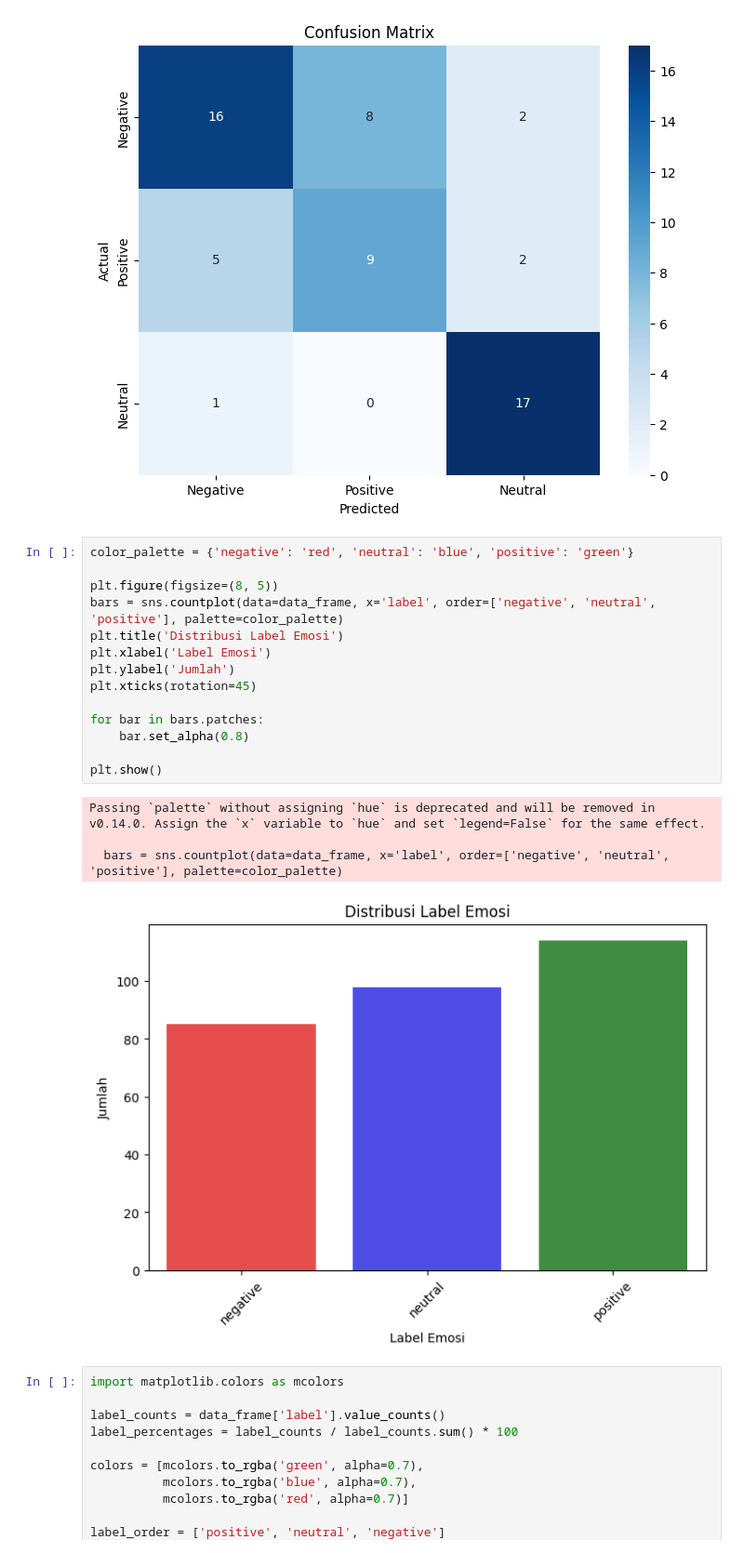
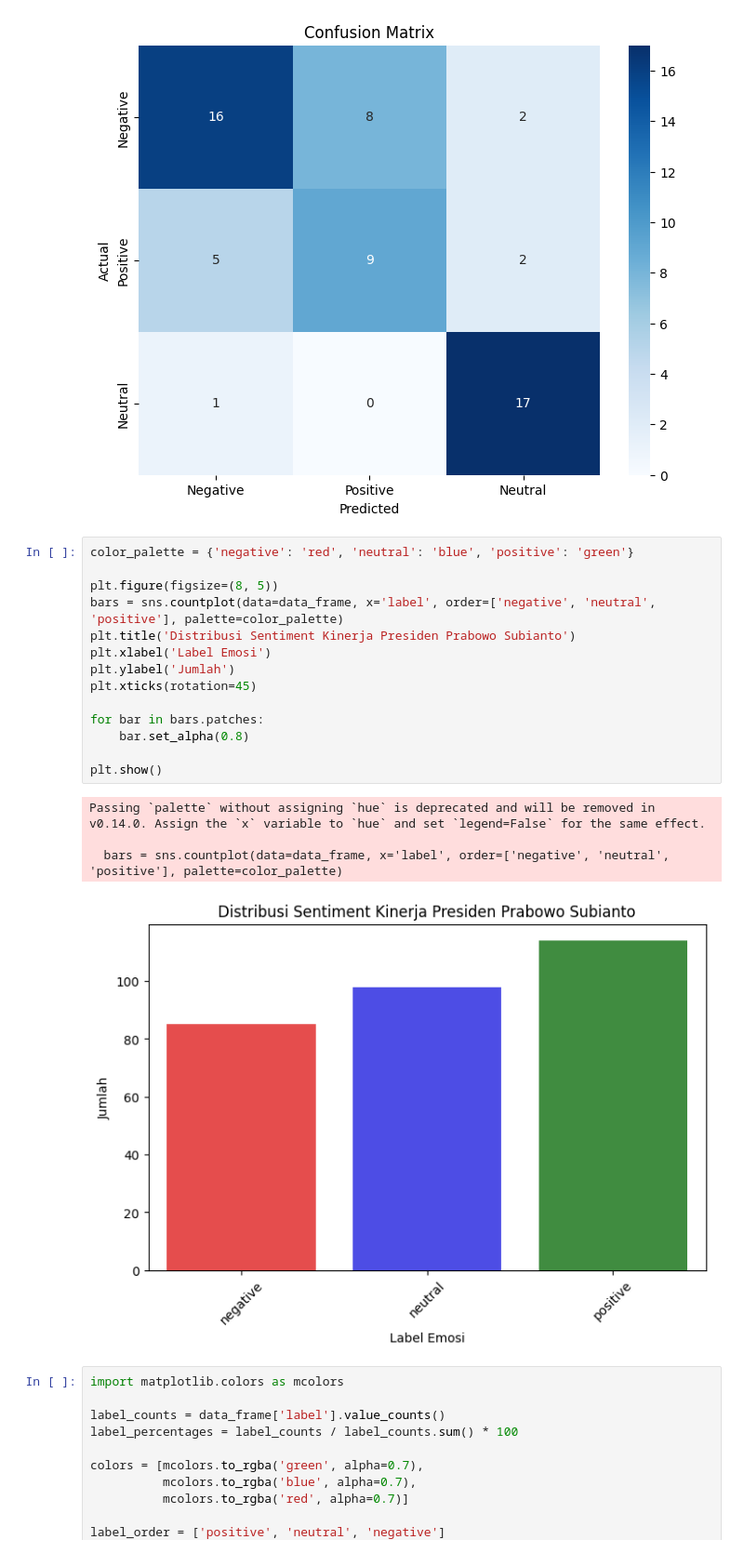
Before and after one commit to ThisIsYefta/Sentiment-Analysis-Kinerja-Presiden-Prabowo-Subianto, a Jupyter notebook: main.ipynb, the cells around one changed output. Shown at 93% size. Saved outputs shown, nothing was run; the diff lists cells and outputs as text.

```diff
--- a/main.ipynb
+++ b/main.ipynb
@@ -160,22 +160,22 @@ plt.show()
 # %%
 color_palette = {'negative': 'red', 'neutral': 'blue', 'positive': 'green'}
 
 plt.figure(figsize=(8, 5))
 bars = sns.countplot(data=data_frame, x='label', order=['negative', 'neutral', 'positive'], palette=color_palette)
-plt.title('Distribusi Label Emosi')
+plt.title('Distribusi Sentiment Kinerja Presiden Prabowo Subianto')
 plt.xlabel('Label Emosi')
 plt.ylabel('Jumlah')
 plt.xticks(rotation=45)
 
 for bar in bars.patches:
     bar.set_alpha(0.8)
 
 plt.show()
 # %% [output]
 Passing `palette` without assigning `hue` is deprecated and will be removed in v0.14.0. Assign the `x` variable to `hue` and set `legend=False` for the same effect.
 
   bars = sns.countplot(data=data_frame, x='label', order=['negative', 'neutral', 'positive'], palette=color_palette)
-[figure, old version]
+[figure, new version]
 # %%
 import matplotlib.colors as mcolors
 
```
